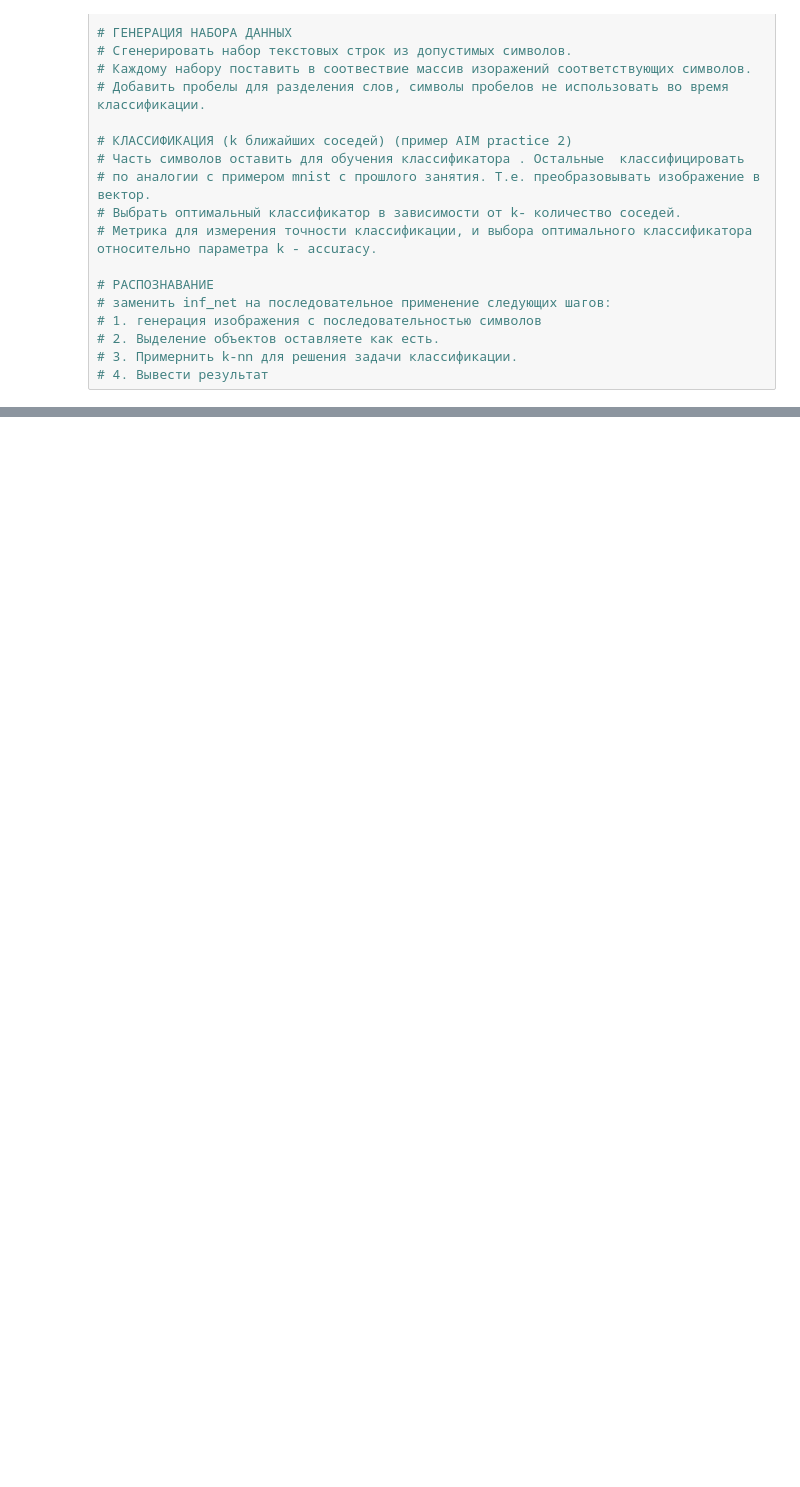
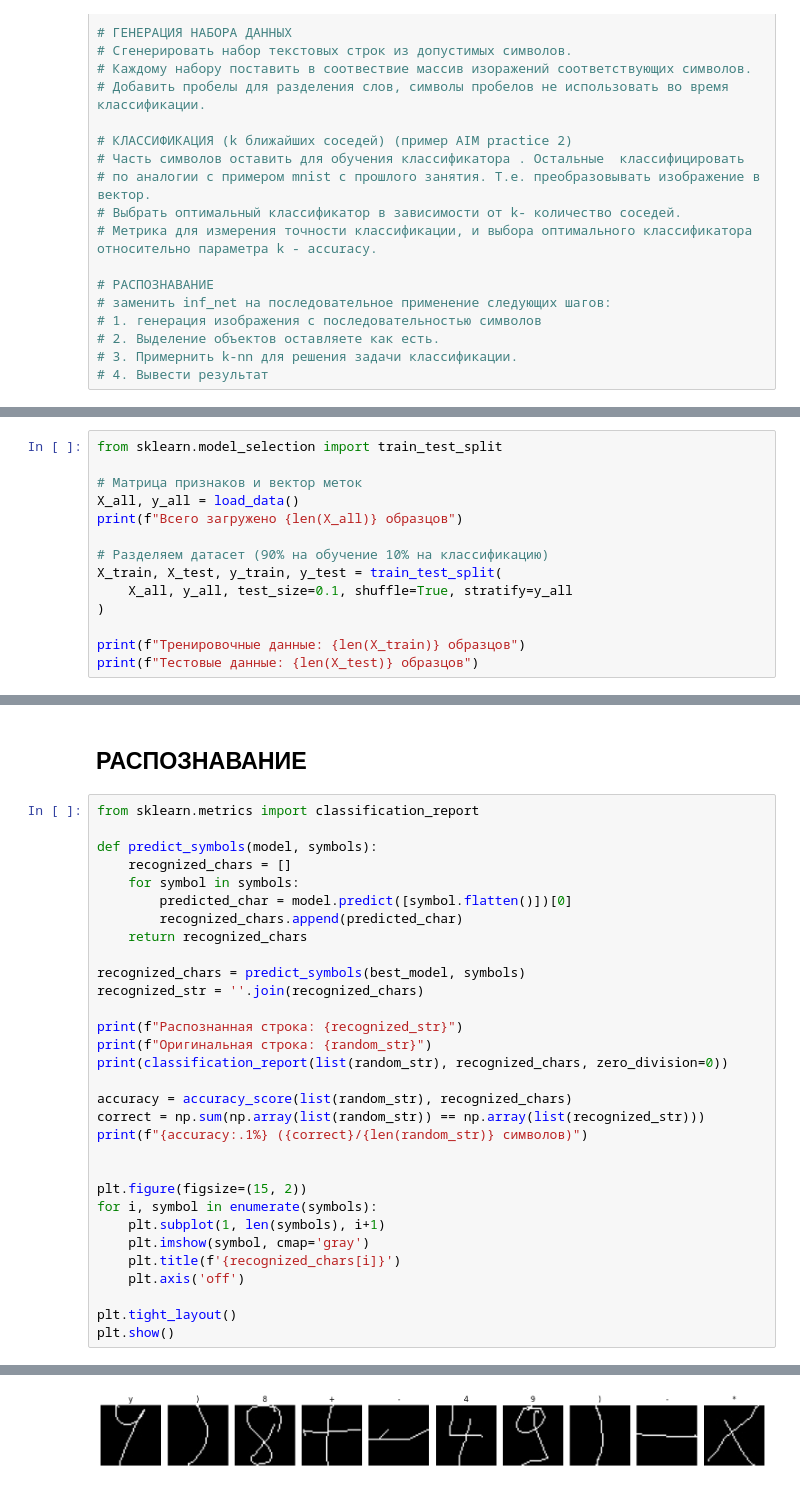
Before and after one commit to hardw3q/image-processing-unn, a Jupyter notebook: Practice_09/IP_practice_9_knn_number_sequence_classification.ipynb, the cells around one changed output, grey strips where cells are left out. Saved outputs shown, nothing was run; the diff lists cells and outputs as text; blank space fills up the shorter version.

```diff
--- a/Practice_09/IP_practice_9_knn_number_sequence_classification.ipynb
+++ b/Practice_09/IP_practice_9_knn_number_sequence_classification.ipynb
@@ -609,0 +211,14 @@ TypeError: sequence item 0: expected str instance, numpy.int32 found
+# %%
+from sklearn.model_selection import train_test_split
+
+# Матрица признаков и вектор меток
+X_all, y_all = load_data()
+print(f"Всего загружено {len(X_all)} образцов")
+
+# Разделяем датасет (90% на обучение 10% на классификацию)
+X_train, X_test, y_train, y_test = train_test_split(
+    X_all, y_all, test_size=0.1, shuffle=True, stratify=y_all
+)
+
+print(f"Тренировочные данные: {len(X_train)} образцов")
+print(f"Тестовые данные: {len(X_test)} образцов")
@@ -609,0 +267,34 @@ TypeError: sequence item 0: expected str instance, numpy.int32 found
+# %% [markdown]
+## РАСПОЗНАВАНИЕ
+# %%
+from sklearn.metrics import classification_report
+
+def predict_symbols(model, symbols):
+    recognized_chars = []
+    for symbol in symbols:
+        predicted_char = model.predict([symbol.flatten()])[0]
+        recognized_chars.append(predicted_char)
+    return recognized_chars
+
+recognized_chars = predict_symbols(best_model, symbols)
+recognized_str = ''.join(recognized_chars)
+
+print(f"Распознанная строка: {recognized_str}")
+print(f"Оригинальная строка: {random_str}")
+print(classification_report(list(random_str), recognized_chars, zero_division=0))
+
+accuracy = accuracy_score(list(random_str), recognized_chars)
+correct = np.sum(np.array(list(random_str)) == np.array(list(recognized_str)))
+print(f"{accuracy:.1%} ({correct}/{len(random_str)} символов)")
+
+
+plt.figure(figsize=(15, 2))
+for i, symbol in enumerate(symbols):
+    plt.subplot(1, len(symbols), i+1)
+    plt.imshow(symbol, cmap='gray')
+    plt.title(f'{recognized_chars[i]}')
+    plt.axis('off')
+
+plt.tight_layout()
+plt.show()
+# %% [output]
@@ -609,0 +319 @@ TypeError: sequence item 0: expected str instance, numpy.int32 found
+[figure, added]
```
Also changed, not shown: parts of 38 cells of this notebook, 1 other file.
